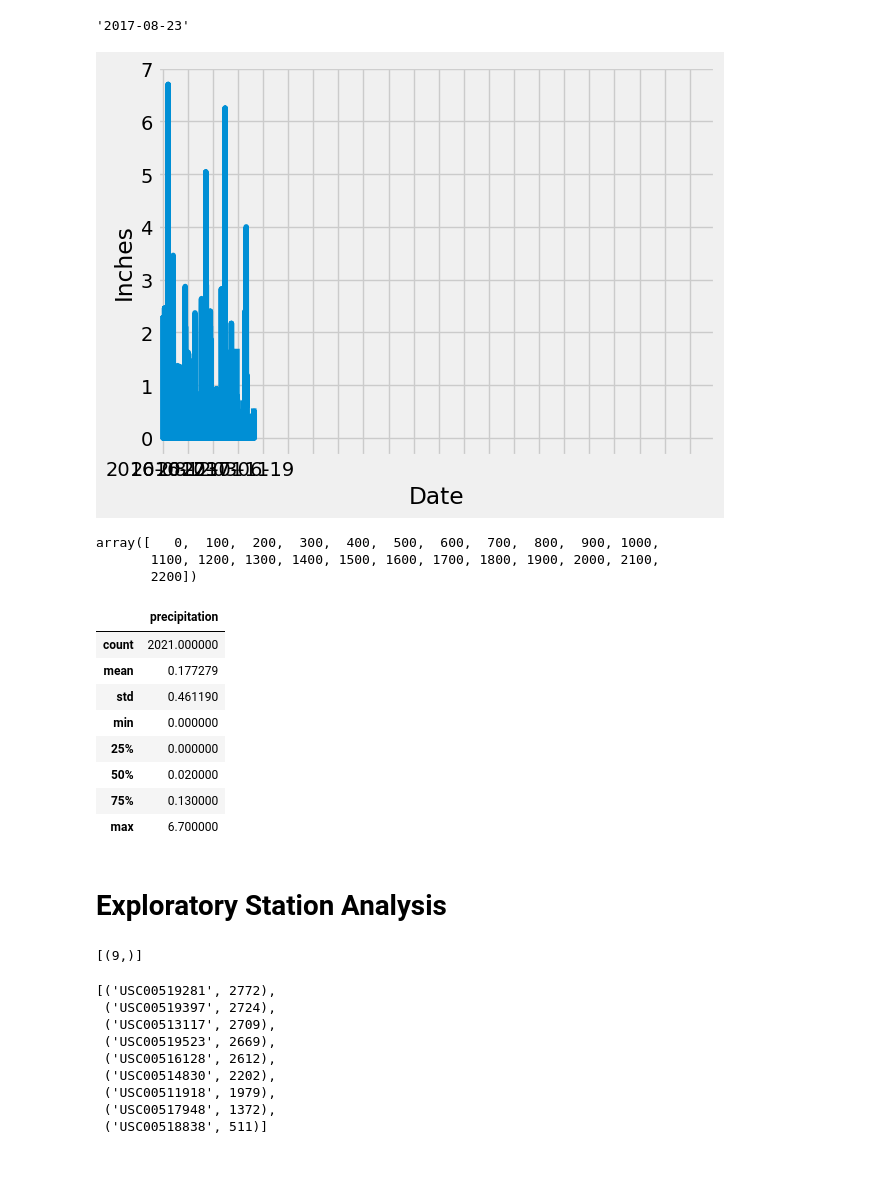
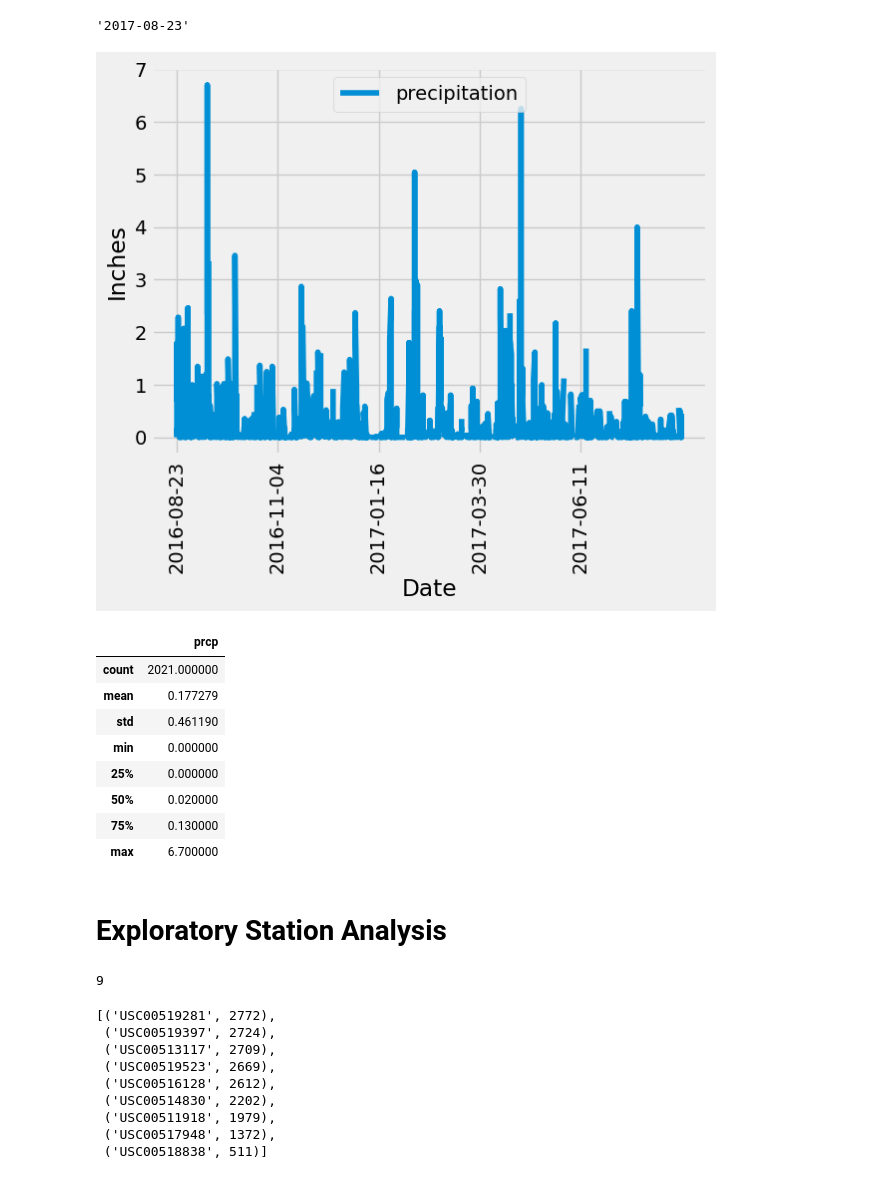
Before and after one commit to rmathena79/sqlalchemy-challenge, a Jupyter notebook: SurfsUp/climate_RPM.ipynb, the cells around one changed output. Drawn from its saved outputs; the diff is of its cells as text; code cells hidden in the pictures.

```diff
--- a/SurfsUp/climate_RPM.ipynb
+++ b/SurfsUp/climate_RPM.ipynb
@@ -74,40 +74,39 @@ elevation FLOAT
 # %%
 # Design a query to retrieve the last 12 months of precipitation data and plot the results.
 # Starting from the most recent data point in the database.
 
 # Calculate the date one year from the last date in data set.
 # I didn't find a direct way to subtract years, and since leap years
 # are a thing I don't want to use days or weeks. So just set the year.
 # I'm also subtracting an extra day so I  don't have to do exact matching
 # in the query which gets around different string formatting.
 max_date_dt = dt.datetime.strptime(max_date, '%Y-%m-%d')
 start_date = dt.datetime(max_date_dt.year-1, max_date_dt.month, max_date_dt.day-1)
 
 # Perform a query to retrieve the data and precipitation scores
 last_year = session.query(Measurement.date, Measurement.prcp).filter(Measurement.date > start_date).order_by(Measurement.date).all()
 
 # Save the query results as a Pandas DataFrame. Explicitly set the column names
 df = pd.DataFrame(last_year, columns=["date", "prcp"])
 
 # Sort the dataframe by date
 # This is redudndant since I ordered it with the query above
 df = df.sort_values("date")
 
 # Use Pandas Plotting with Matplotlib to plot the data
-plt.plot(df["date"], df["prcp"])
+plt.plot(df["date"], df["prcp"], label="precipitation")
 plt.xlabel("Date")
 plt.ylabel("Inches")
-plt.xticks(np.arange(0, len(df.index), step=100)) #!!!
+plt.xticks(np.arange(0, 365, step=365/5), rotation=90)
+plt.legend(loc="upper center")
 plt.show()
 # %% [output]
-[figure, old version]
+[figure, new version]
-array([   0,  100,  200,  300,  400,  500,  600,  700,  800,  900, 1000,
-       1100, 1200, 1300, 1400, 1500, 1600, 1700, 1800, 1900, 2000, 2100,
-       2200])
 # %%
 # Use Pandas to calculate the summary statistics for the precipitation data
+df.describe()
 # %% [output]
-|  | precipitation |
+|  | prcp |
 | count | 2021.000000 |
 | mean | 0.177279 |
 | std | 0.461190 |
@@ -120,8 +119,9 @@ array([   0,  100,  200,  300,  400,  500,  600,  700,  800,  900, 1000,
 # Exploratory Station Analysis
 # %%
 # Design a query to calculate the total number of stations in the dataset
+session.query(Station.id).distinct().count()
 # %% [output]
-[(9,)]
+9
 # %%
 # Design a query to find the most active stations (i.e. which stations have the most rows?)
 # List the stations and their counts in descending order.
```
Also changed, not shown: parts of 3 cells of this notebook.
